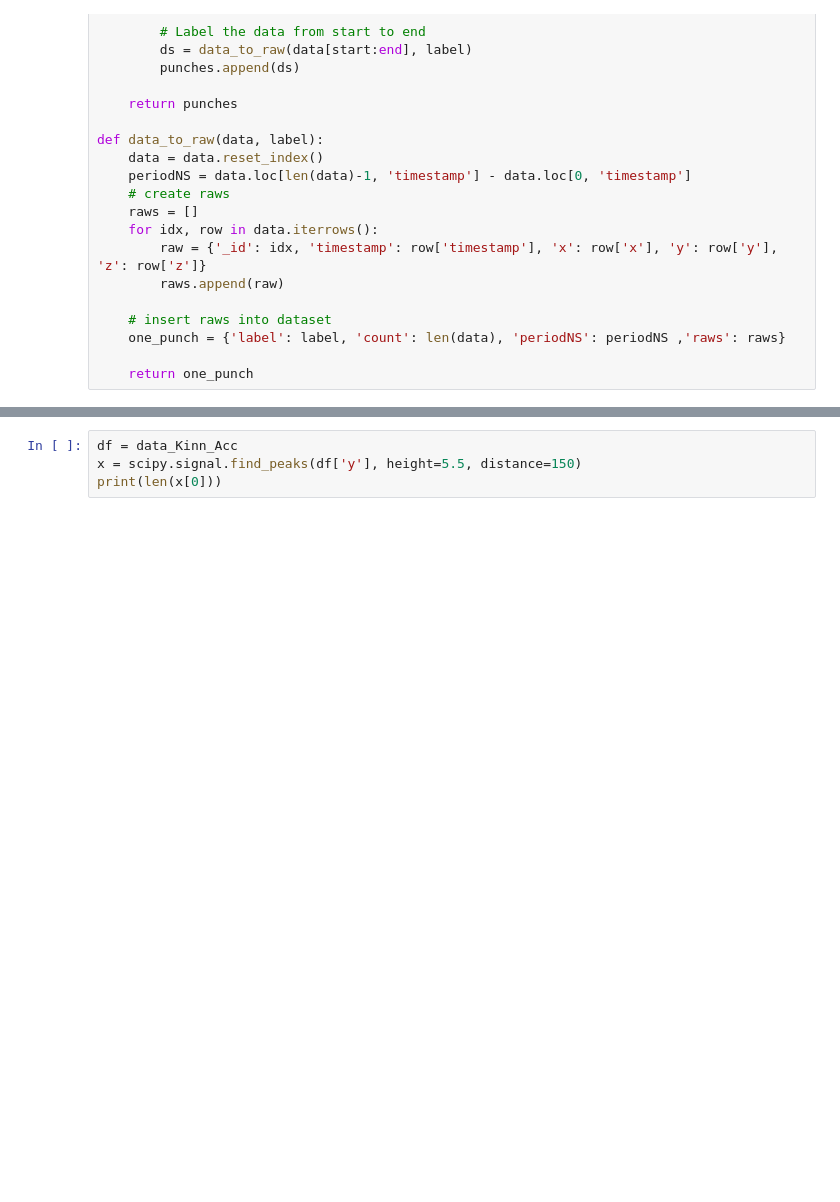
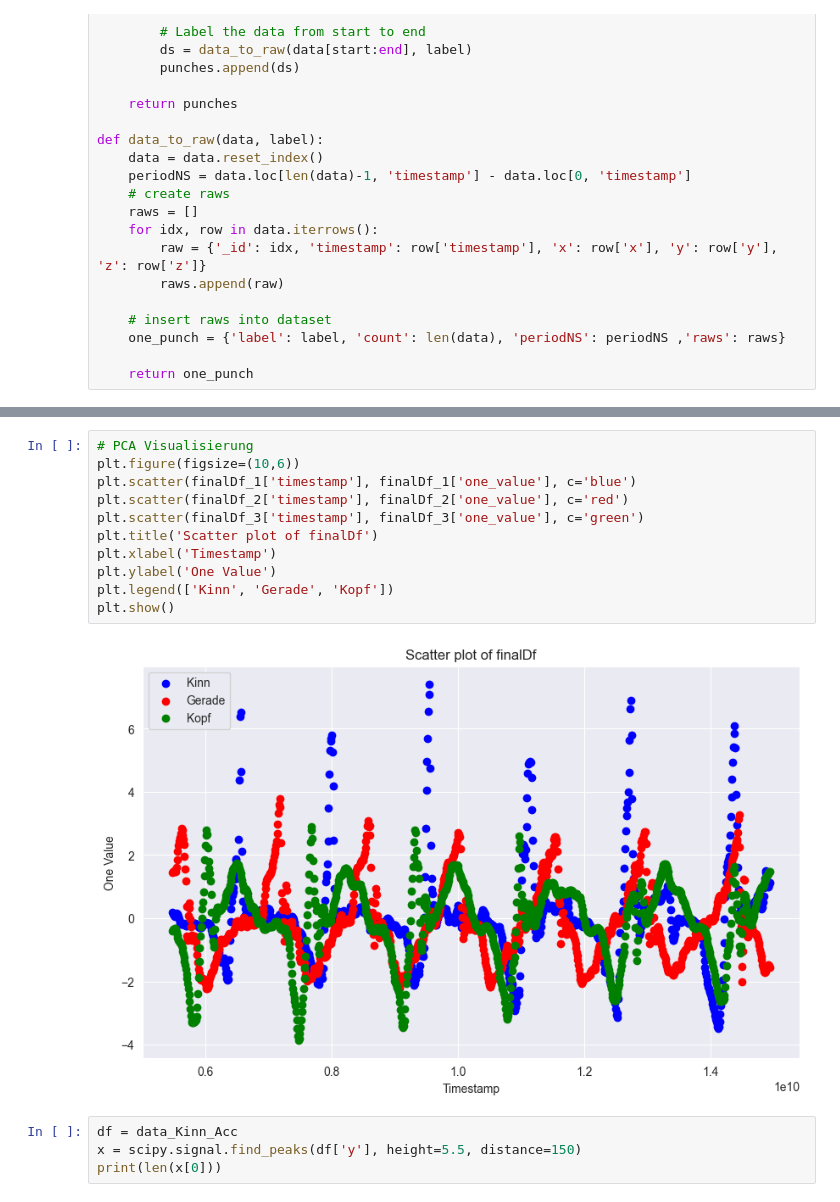
Before and after one commit to lalul335/Boxschlag-Klassifikation, a Jupyter notebook: test_2.ipynb, the cells around one changed output, grey strips where cells are left out. Cells and saved outputs as stored; diff of their text form; blank space fills up the shorter version.

```diff
--- a/test_2.ipynb
+++ b/test_2.ipynb
@@ -182,3 +230,16 @@ print(data[0])
+# %%
+# PCA Visualisierung
+plt.figure(figsize=(10,6))
+plt.scatter(finalDf_1['timestamp'], finalDf_1['one_value'], c='blue')
+plt.scatter(finalDf_2['timestamp'], finalDf_2['one_value'], c='red')
+plt.scatter(finalDf_3['timestamp'], finalDf_3['one_value'], c='green')
+plt.title('Scatter plot of finalDf')
+plt.xlabel('Timestamp')
+plt.ylabel('One Value')
+plt.legend(['Kinn', 'Gerade', 'Kopf'])
+plt.show()
+# %% [output]
+[figure, added]
 # %%
 df = data_Kinn_Acc
 x = scipy.signal.find_peaks(df['y'], height=5.5, distance=150)
```
Also changed, not shown: parts of 5 cells of this notebook, 1 other file.
